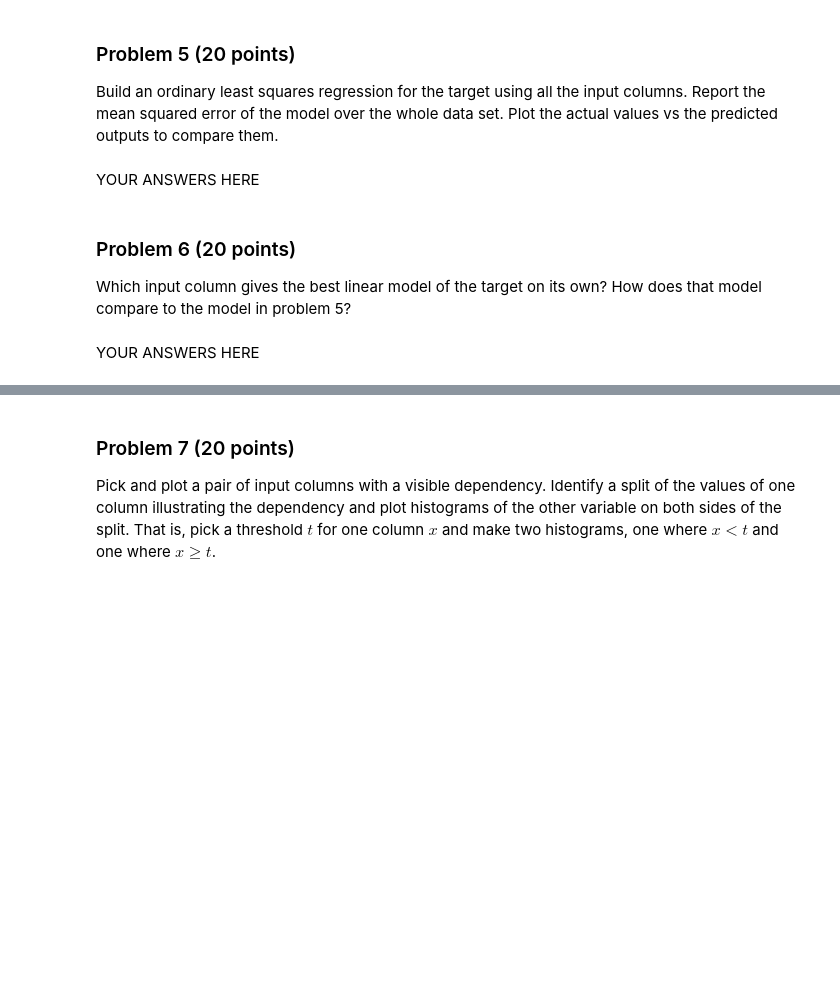
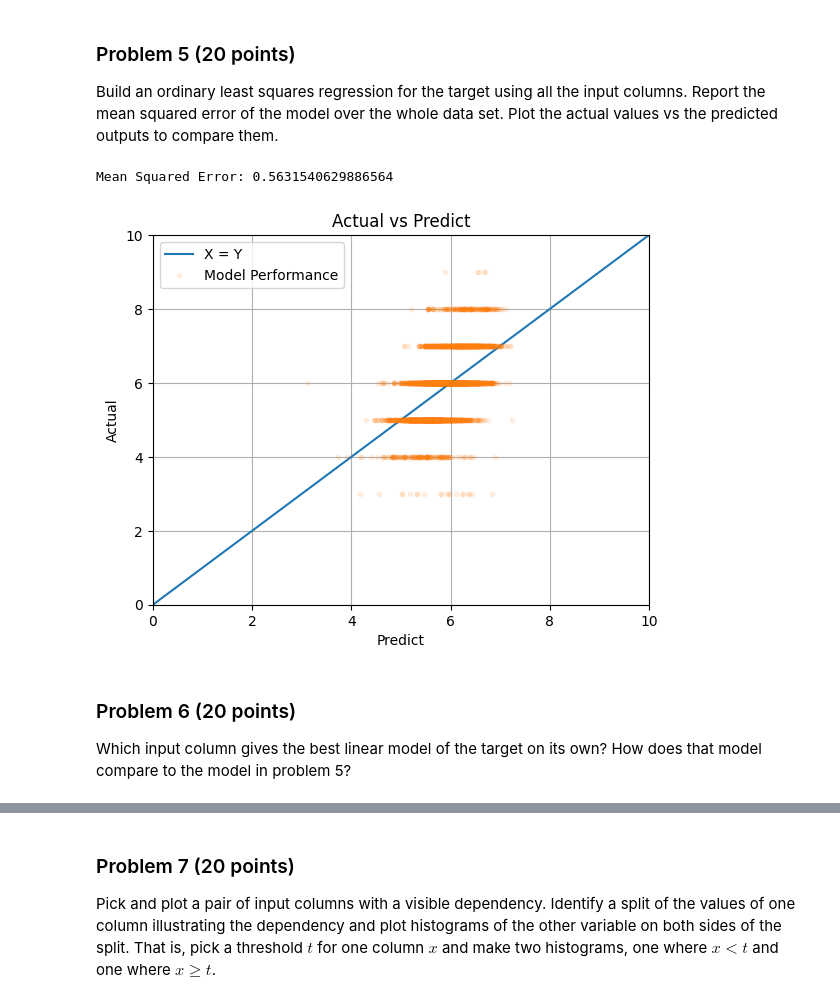
Before and after one commit to jldeleo/dx601-final-project, a Jupyter notebook: project.ipynb, the cells around one changed output, grey strips where cells are left out. Cells and saved outputs as stored; diff of their text form; code cells hidden in the pictures; blank space fills up the shorter version.

Commit message:
All Answers

```diff
--- a/project.ipynb
+++ b/project.ipynb
@@ -181,10 +220,10 @@ Plot each pair of an input column and the output column.
 Classify each pair of input column and the output column as being independent or not.
 Describe in words why you think that was the case.
 # %%
-inputs = dataset.copy().drop('target',axis=1)
+features = dataset.copy().drop('target',axis=1)
 target = dataset[['target']]
 plt.figure(figsize=(10,8))
-for (c,i) in enumerate(inputs.columns):
+for (c,i) in enumerate(features.columns):
     plt.subplot(3,4,c+1)
     plt.plot(dataset[i], target,'.',alpha=0.1)
     plt.xlabel(i)
@@ -226,5 +263,22 @@ Plot the actual values vs the predicted outputs to compare them.
-# %% [markdown]
-YOUR ANSWERS HERE
+# %%
+model = sklearn.linear_model.LinearRegression()
+
+model.fit(features,target)
+predictOut= model.predict(features)
+mse = np.mean((predictOut-target)**2)
+print(f'Mean Squared Error: {mse}')
+_=plt.plot([0, 10],[0,10])
+_=plt.plot(predictOut,target,'.',alpha=0.1)
+plt.xlim(0,10)
+plt.ylim(0,10)
+plt.xlabel('Predict')
+plt.ylabel('Actual')
+plt.grid()
+plt.title('Actual vs Predict')
+_=plt.legend(['X = Y', 'Model Performance'])
+# %% [output]
+Mean Squared Error: 0.5631540629886564
+[figure, added]
 # %% [markdown]
 ### Problem 6 (20 points)
 
@@ -235,2 +286,0 @@ How does that model compare to the model in problem 5?
-# %% [markdown]
-YOUR ANSWERS HERE
```
Also changed, not shown: parts of 32 cells of this notebook.
